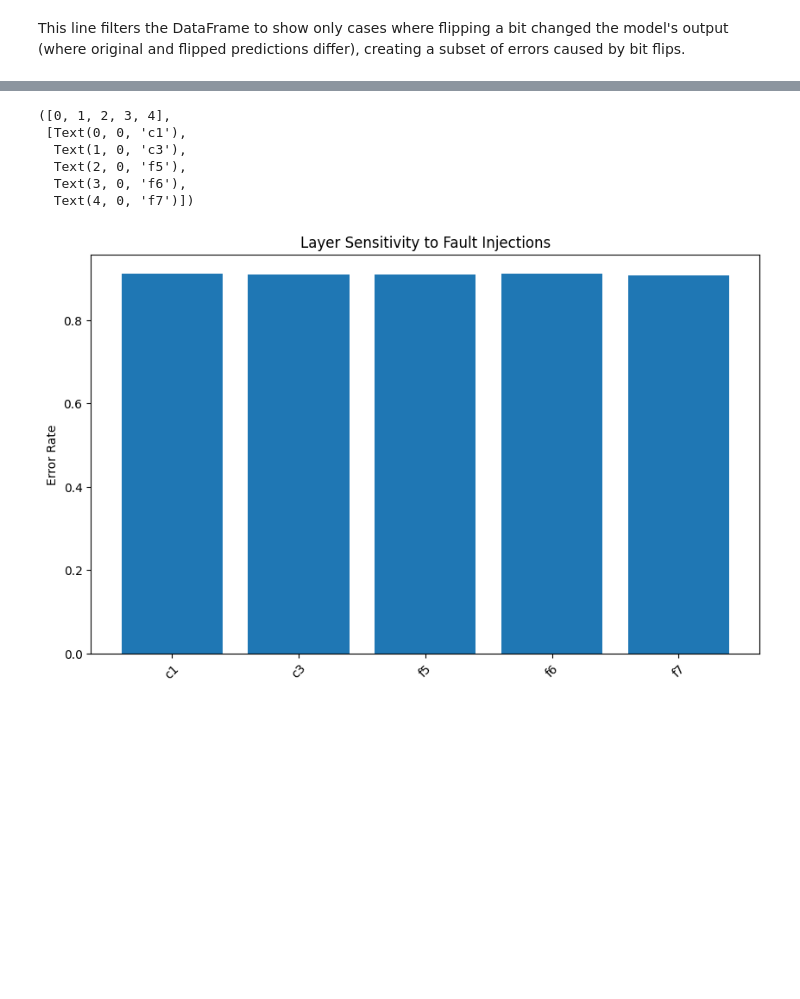
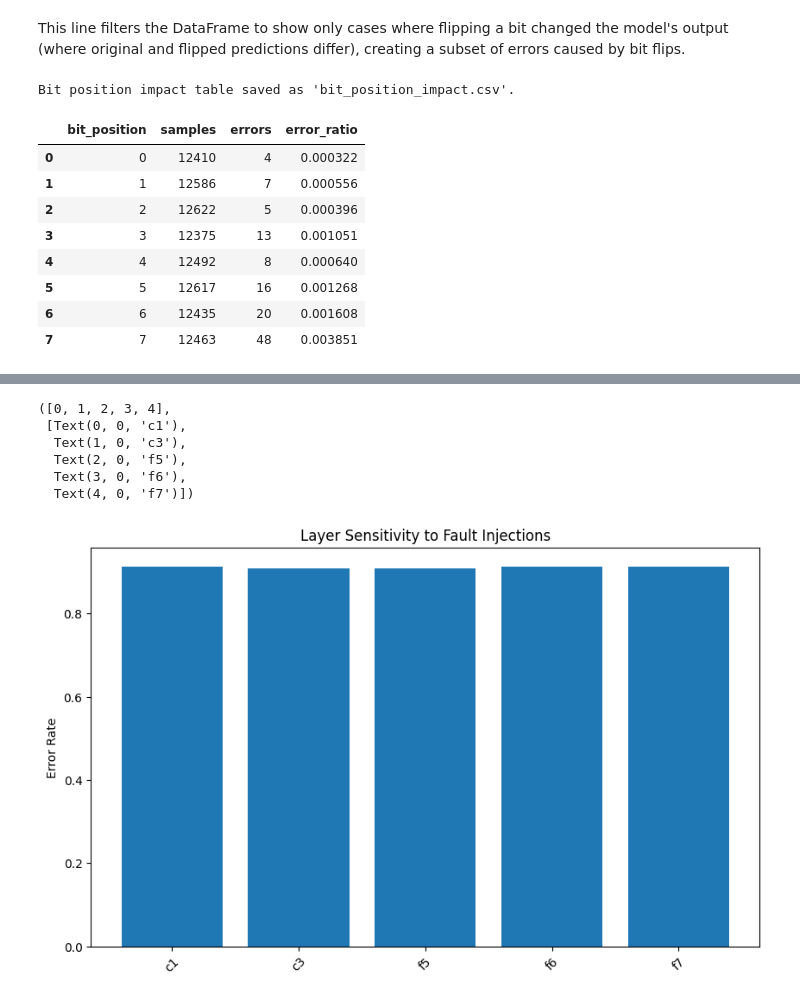
Before and after one commit to zlpkhr/lenet, a Jupyter notebook: lenet.ipynb, the cells around one changed output, grey strips where cells are left out. Drawn from its saved outputs; the diff is of its cells as text; code cells hidden in the pictures; blank space fills up the shorter version.

```diff
--- a/lenet.ipynb
+++ b/lenet.ipynb
@@ -488,2 +536,45 @@ df_rand.to_csv("results.csv", index=False)
 # %% [markdown]
 This line filters the DataFrame to show only cases where flipping a bit changed the model's output (where original and flipped predictions differ), creating a subset of errors caused by bit flips.
+# %%
+# %% [markdown]
+# Generate table for the impact of bit position across all layers
+
+import pandas as pd
+
+# Load the fault injection results
+df_rand = pd.read_csv("results.csv")
+
+# Group by bit position and calculate samples, errors, and error ratio
+bit_position_impact = (
+    df_rand.groupby("bit_position")
+    .agg(
+        samples=("original_output", "count"),  # Total bit flips for each bit position
+        errors=(
+            "original_output",
+            lambda x: (x != df_rand.loc[x.index, "flipped_output"]).sum(),
+        ),  # Total errors for each bit position
+    )
+    .reset_index()
+)
+
+# Calculate error ratio
+bit_position_impact["error_ratio"] = bit_position_impact["errors"] / bit_position_impact["samples"]
+
+# Sort the table for readability (ascending order of bit position)
+bit_position_impact = bit_position_impact.sort_values(by="bit_position")
+
+# Save or display the results
+bit_position_impact.to_csv("bit_position_impact.csv", index=False)
+print("Bit position impact table saved as 'bit_position_impact.csv'.")
+display(bit_position_impact)
+# %% [output]
+Bit position impact table saved as 'bit_position_impact.csv'.
+|  | bit_position | samples | errors | error_ratio |
+| 0 | 0 | 12410 | 4 | 0.000322 |
+| 1 | 1 | 12586 | 7 | 0.000556 |
+| 2 | 2 | 12622 | 5 | 0.000396 |
+| 3 | 3 | 12375 | 13 | 0.001051 |
+| 4 | 4 | 12492 | 8 | 0.000640 |
+| 5 | 5 | 12617 | 16 | 0.001268 |
+| 6 | 6 | 12435 | 20 | 0.001608 |
+| 7 | 7 | 12463 | 48 | 0.003851 |
```
Also changed, not shown: parts of 8 cells of this notebook, 8 other files.
